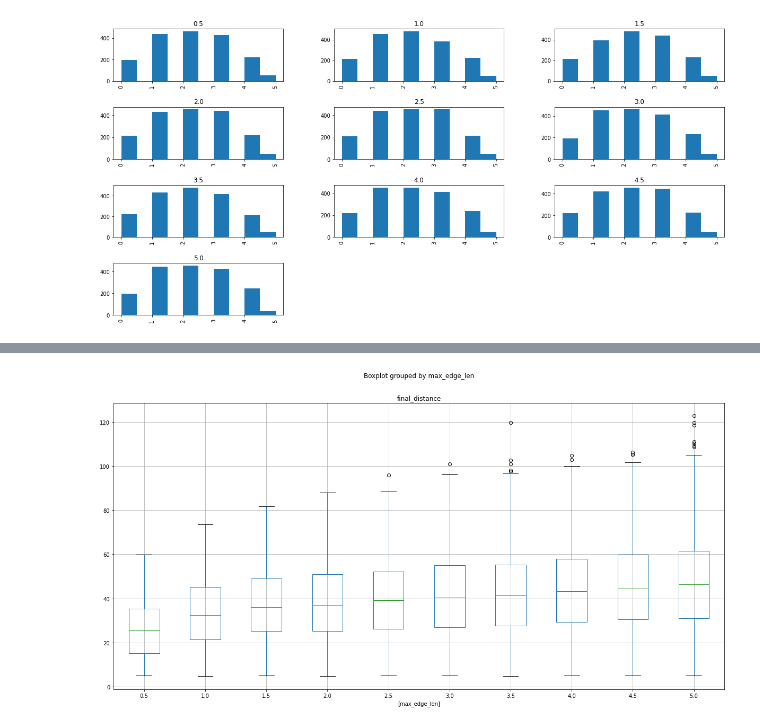
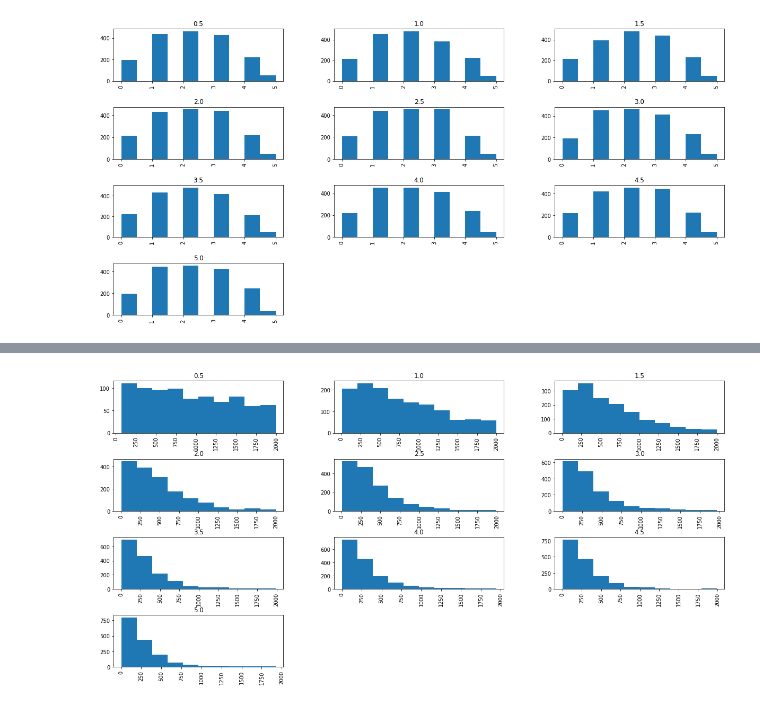
Before and after one commit to Alex-Blade/KinodynamicMotionPlanning, a Jupyter notebook: stats/analysis.ipynb, the cells around one changed output, grey strips where cells are left out. Drawn from its saved outputs; the diff is of its cells as text; code cells hidden in the pictures.

```diff
--- a/stats/analysis.ipynb
+++ b/stats/analysis.ipynb
@@ -69,4 +55,0 @@ df["distance_diff"] = df["final_distance"] - df["euclidian_distance"]
-# %%
-df[["final_distance", "max_edge_len"]].boxplot(by="max_edge_len", figsize=(20, 10));
-# %% [output]
-[figure, removed]
@@ -72,0 +62,4 @@ df[["final_distance", "max_edge_len"]].boxplot(by="max_edge_len", figsize=(20, 1
+# %%
+(df.iter_count).dropna().hist(by=df.max_edge_len, figsize=(20, 10));
+# %% [output]
+[figure, added]
```
Also changed, not shown: parts of 12 cells of this notebook, 17 other files.
